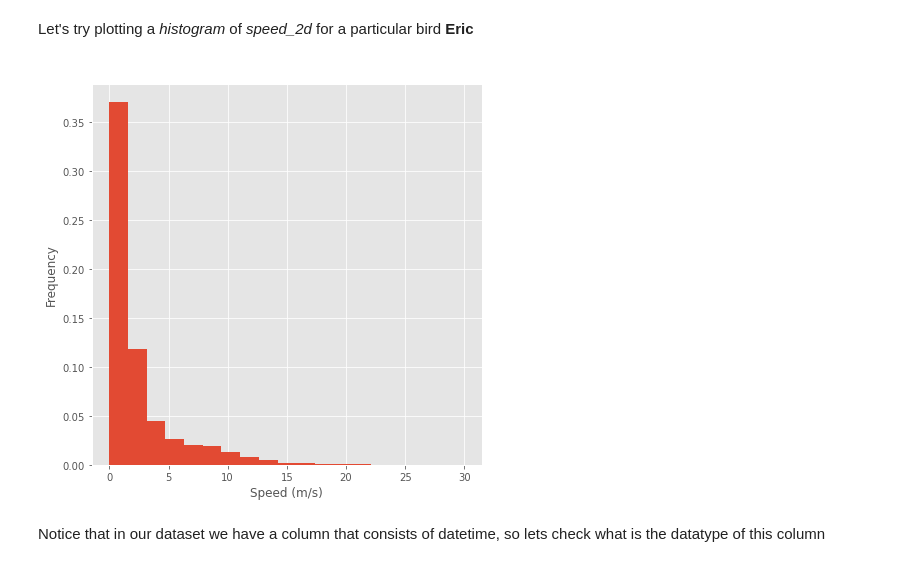
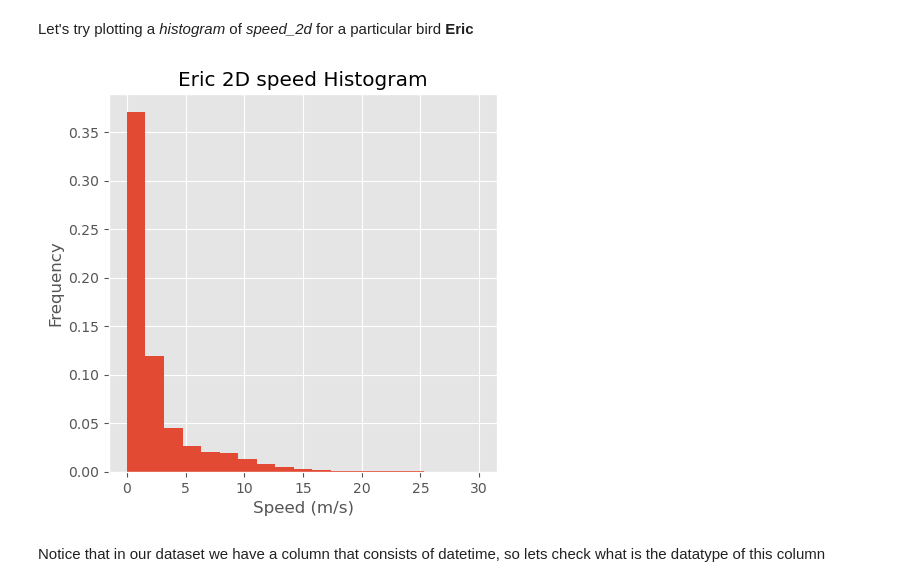
Before and after one commit to ashudva/KED, a Jupyter notebook: _notebooks/2020-12-27-Bird-Migration.ipynb, the cells around one changed output. Drawn from its saved outputs; the diff is of its cells as text; code cells hidden in the pictures.

```diff
--- a/_notebooks/2020-12-27-Bird-Migration.ipynb
+++ b/_notebooks/2020-12-27-Bird-Migration.ipynb
@@ -179,15 +179,14 @@ Let's try plotting a *histogram* of *speed_2d* for a particular bird **Eric**
 # %%
 # ind is already defined above for "Eric"
 speed = birddata.speed_2d[ind]
-plt.figure(figsize=(7,7))
+plt.figure(figsize=(5,5), dpi=100)
 plt.hist(speed, bins=np.linspace(0,30,20), density=True)
 plt.title("Eric 2D speed Histogram")
 plt.xlabel("Speed (m/s)")
 plt.ylabel("Frequency")
-plt.savefig("Eric_2D_speed_hist.pdf")
 plt.show()
 # %% [output]
-[figure, old version]
+[figure, new version]
 # %% [markdown]
 Notice that in our dataset we have a column that consists of datetime, so lets check what is the datatype of this column
 # %%
```
Also changed, not shown: parts of 8 cells of this notebook, 1 other file.
